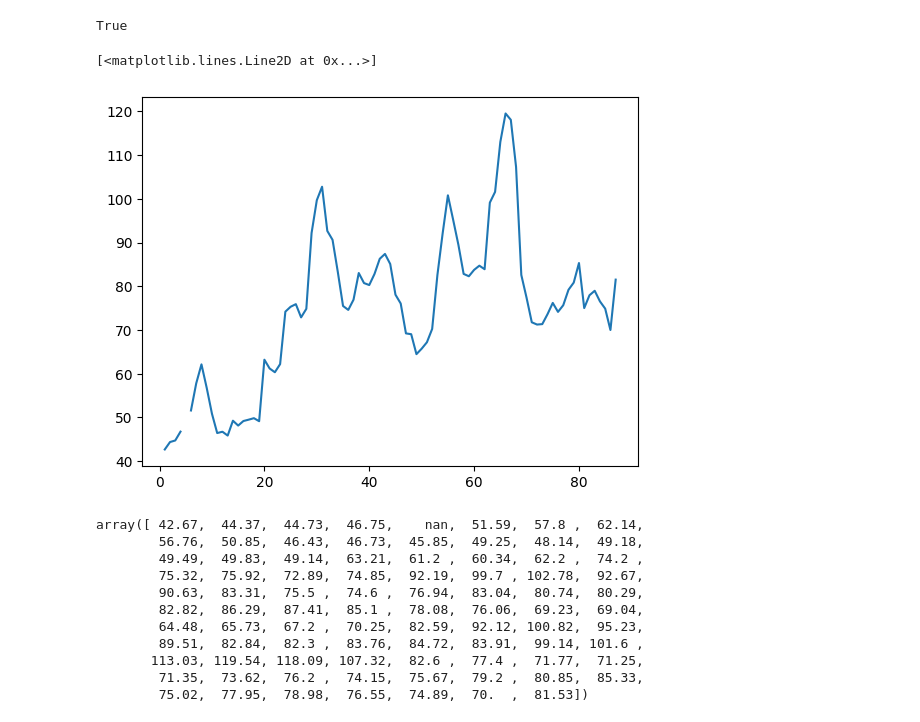
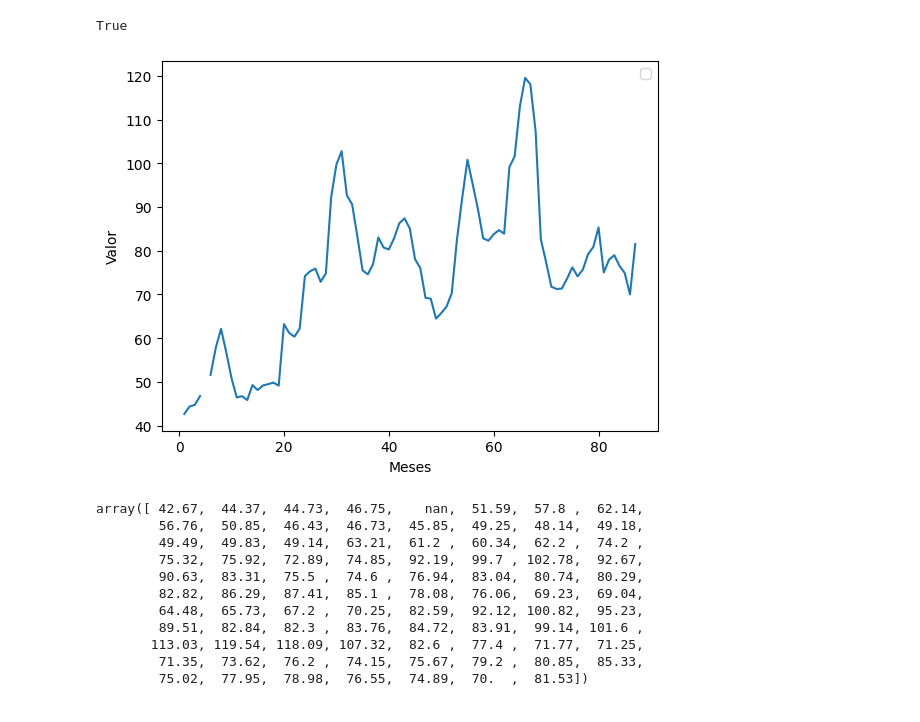
Before and after one commit to nascidoug/DATA_LEARNING, a Jupyter notebook: DATASCIENCE/ALURA/NOTEBOOKS/numpy.ipynb, the cells around one changed output. Cells and saved outputs as stored; diff of their text form; code cells hidden in the pictures.

```diff
--- a/DATASCIENCE/ALURA/NOTEBOOKS/numpy.ipynb
+++ b/DATASCIENCE/ALURA/NOTEBOOKS/numpy.ipynb
@@ -201,9 +188,12 @@ np.allclose(Moscow_ano5, Moscow_ano7, 10)
 True
 # %%
 plt.plot(datas, Kaliningrad)
+plt.legend()
+plt.xlabel('Meses')
+plt.ylabel('Valor')
+plt.show()
 # %% [output]
-[<matplotlib.lines.Line2D at 0x...>]
-[figure, old version]
+[figure, new version]
 # %%
 Kaliningrad
 # %% [output]
```
Also changed, not shown: parts of 17 cells of this notebook.
